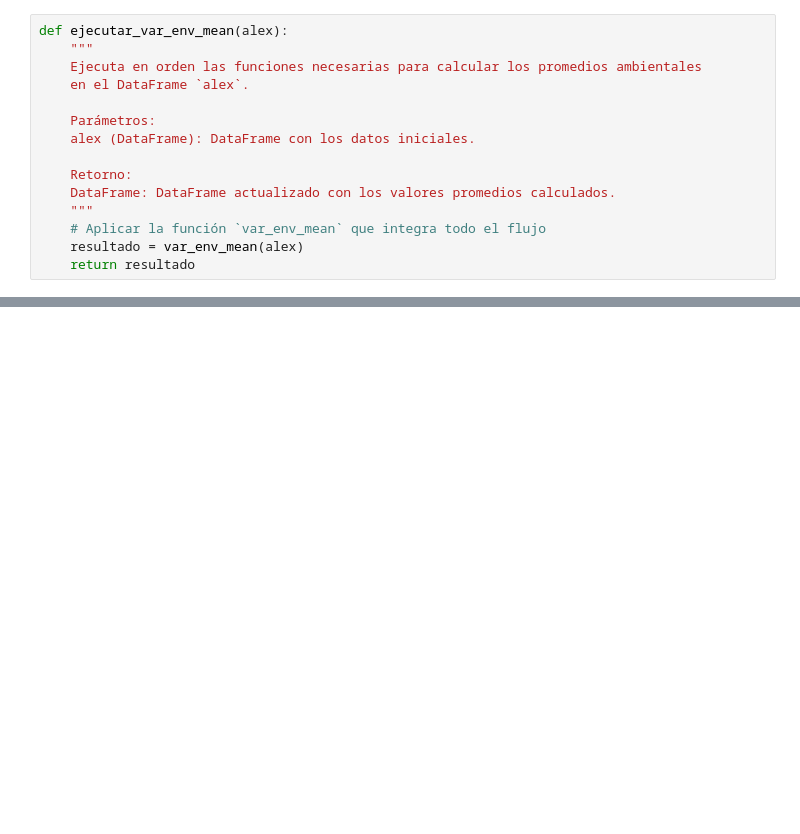
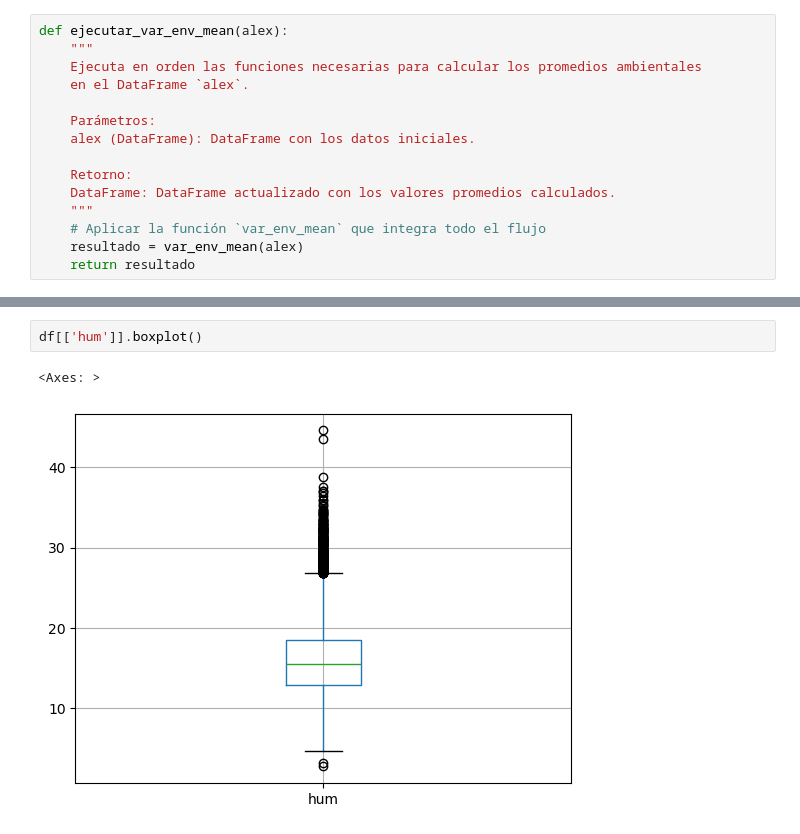
Before and after one commit to apereze/ml-learning-tc-mex, a Jupyter notebook: base-python-cut-variables.ipynb, the cells around one changed output, grey strips where cells are left out. Cells and saved outputs as stored; diff of their text form; blank space fills up the shorter version.

```diff
--- a/base-python-cut-variables.ipynb
+++ b/base-python-cut-variables.ipynb
@@ -278,0 +414,5 @@ Procesado: 11132/11132
+# %%
+df[['hum']].boxplot()
+# %% [output]
+<Axes: >
+[figure, added]
```
Also changed, not shown: parts of 14 cells of this notebook.
